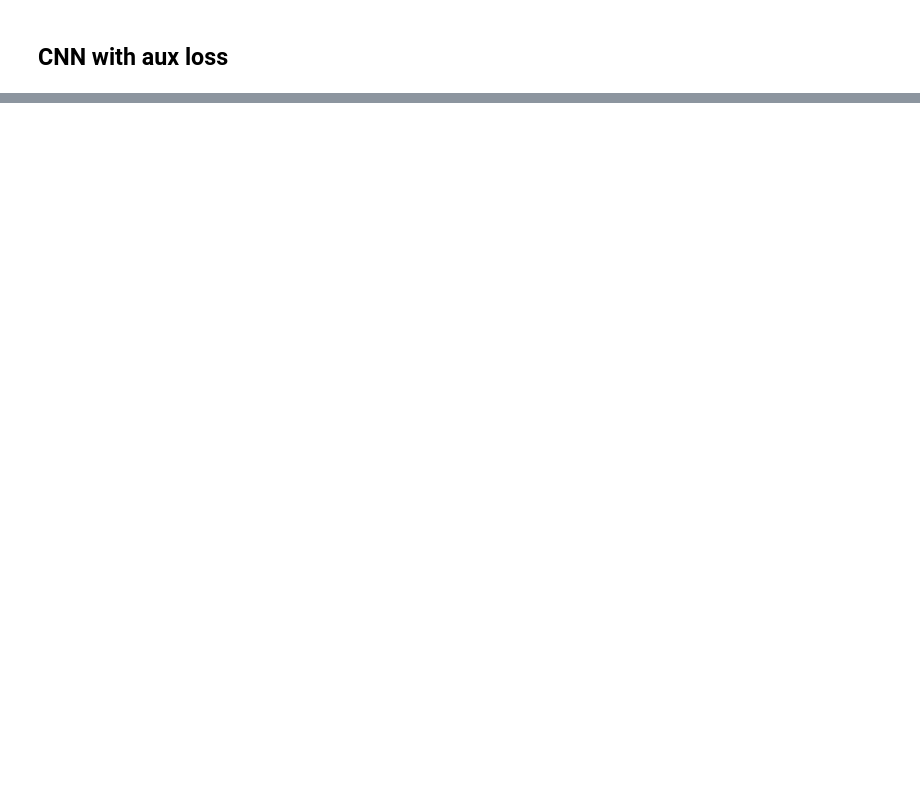
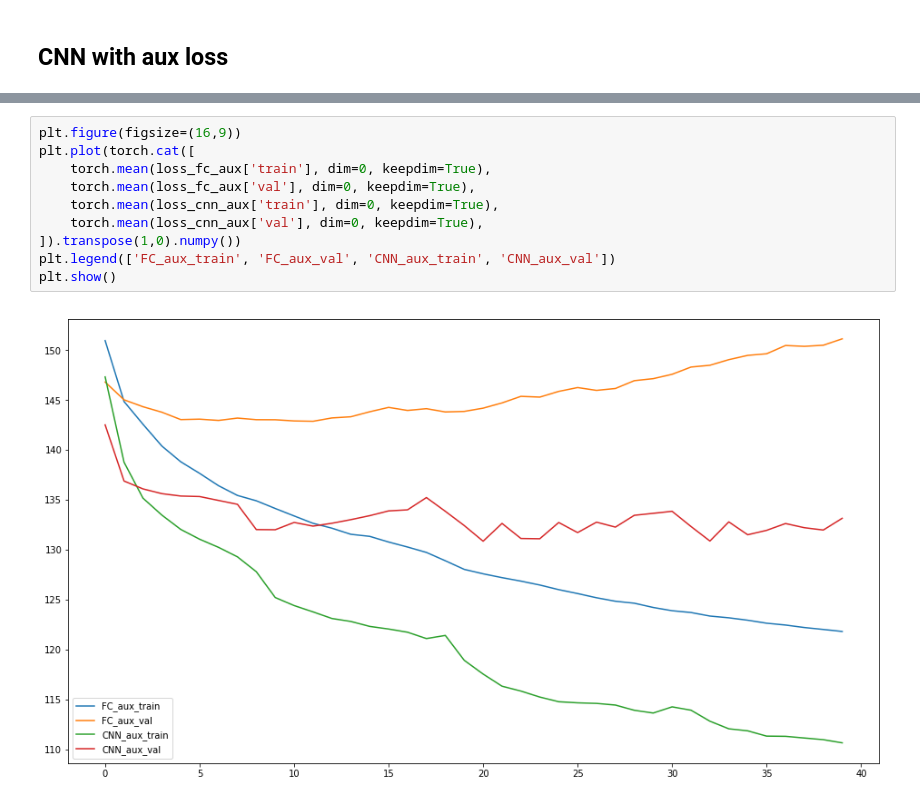
Before and after one commit to gregunz/DeepLearning2019, a Jupyter notebook: Proj1/Project1.ipynb, the cells around one changed output, grey strips where cells are left out. Cells and saved outputs as stored; diff of their text form; blank space fills up the shorter version.

```diff
--- a/Proj1/Project1.ipynb
+++ b/Proj1/Project1.ipynb
@@ -95,0 +127,12 @@ Evaluation complete in 0m 53s
+# %%
+plt.figure(figsize=(16,9))
+plt.plot(torch.cat([
+    torch.mean(loss_fc_aux['train'], dim=0, keepdim=True),
+    torch.mean(loss_fc_aux['val'], dim=0, keepdim=True),
+    torch.mean(loss_cnn_aux['train'], dim=0, keepdim=True),
+    torch.mean(loss_cnn_aux['val'], dim=0, keepdim=True),
+]).transpose(1,0).numpy())
+plt.legend(['FC_aux_train', 'FC_aux_val', 'CNN_aux_train', 'CNN_aux_val'])
+plt.show()
+# %% [output]
+[figure, added]
```
Also changed, not shown: parts of 12 cells of this notebook, 4 other files.
